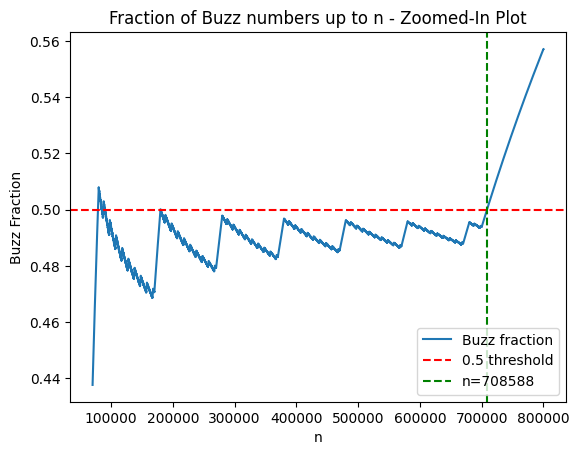
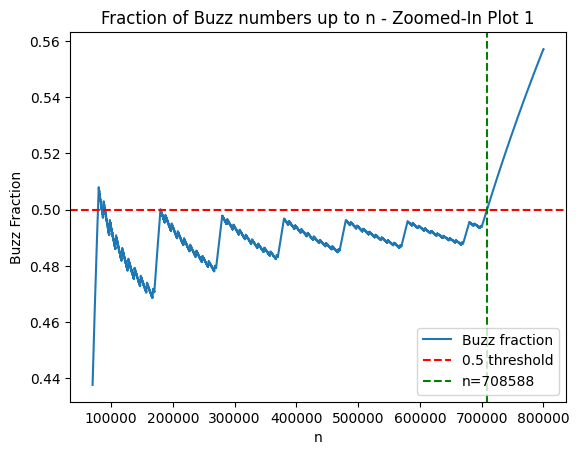
Unified diff of the notebook cell whose output changed from the first chart to the second:
--- before
+++ after
@@ -16,5 +16,29 @@
 plt.xlabel('n')
 plt.ylabel('Buzz Fraction')
-plt.title('Fraction of Buzz numbers up to n - Zoomed-In Plot')
+plt.title('Fraction of Buzz numbers up to n - Zoomed-In Plot 1')
 plt.legend(loc='lower right')
 plt.show()
+
+plt.plot(buzz_n[78000:91000], buzz_fracs[78000:91000], label='Buzz fraction')
+plt.axhline(0.5, color='red', linestyle='--', label='0.5 threshold')
+plt.xlabel('n')
+plt.ylabel('Buzz Fraction')
+plt.title('Fraction of Buzz numbers up to n - Zoomed-In Plot 1.A')
+plt.legend(loc='lower right')
+plt.show()
+
+plt.plot(buzz_n[179500:181000], buzz_fracs[179500:181000], label='Buzz fraction')
+plt.axhline(0.5, color='red', linestyle='--', label='0.5 threshold')
+plt.xlabel('n')
+plt.ylabel('Buzz Fraction')
+plt.title('Fraction of Buzz numbers up to n - Zoomed-In Plot 1.B')
+plt.legend(loc='lower right')
+plt.show()
+
+plt.plot(buzz_n[708000:709000], buzz_fracs[708000:709000], label='Buzz fraction')
+plt.axhline(0.5, color='red', linestyle='--', label='0.5 threshold')
+plt.xlabel('n')
+plt.ylabel('Buzz Fraction')
+plt.title('Fraction of Buzz numbers up to n - Zoomed-In Plot 1.C')
+plt.legend(loc='lower right')
+plt.show()

Commit: Add files via upload